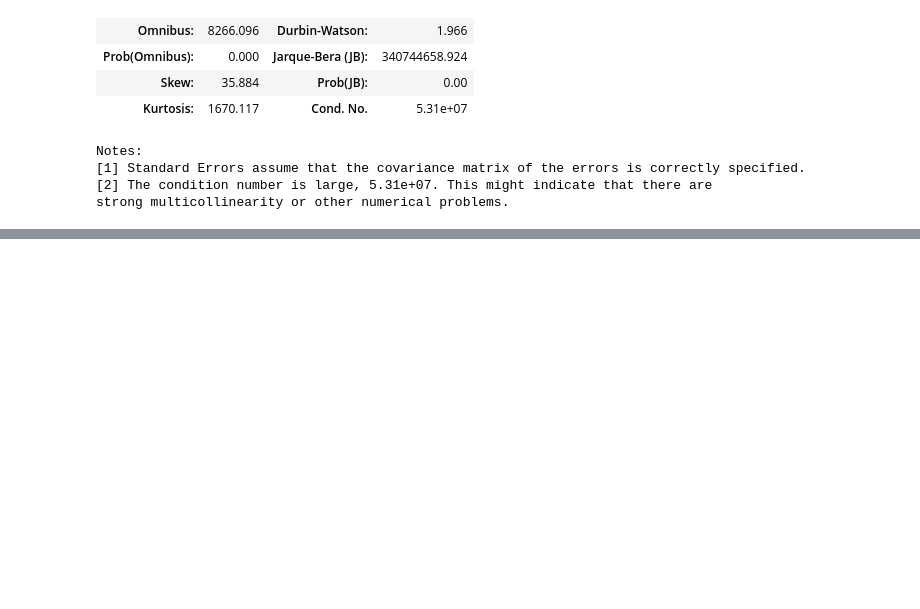
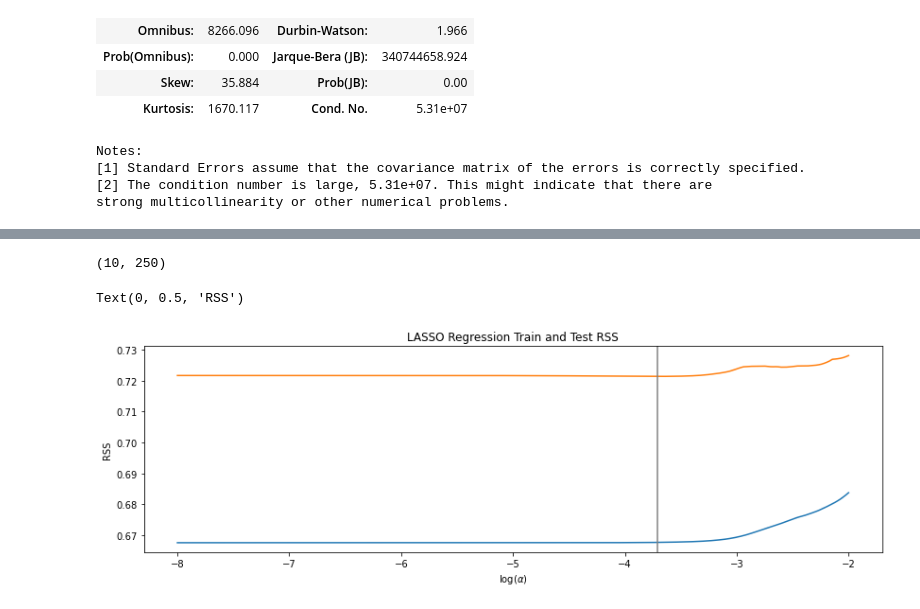
Before and after one commit to Samuel-Cespedes/pair_programming, a Jupyter notebook: forecast_HIV_infections/cs_regression.ipynb, the cells around one changed output, grey strips where cells are left out. Saved outputs shown, nothing was run; the diff lists cells and outputs as text; code cells hidden in the pictures; blank space fills up the shorter version.

```diff
--- a/forecast_HIV_infections/cs_regression.ipynb
+++ b/forecast_HIV_infections/cs_regression.ipynb
@@ -272,0 +271,3 @@ strong multicollinearity or other numerical problems.
+# %%
+def rss(y, yhat):
+    return np.mean((y  - yhat)**2)
@@ -272,0 +448,5 @@ strong multicollinearity or other numerical problems.
+# %%
+lasso_alphas = np.logspace(-8, -2, num=250)
+
+lasso_cv_errors_train, lasso_cv_errors_test = train_at_various_alphas(
+    X_train, y_train, Lasso, lasso_alphas, max_iter=5000)
@@ -272,0 +455,20 @@ strong multicollinearity or other numerical problems.
+# %%
+lasso_cv_errors_test.shape
+# %% [output]
+(10, 250)
+# %%
+lasso_mean_cv_errors_train = lasso_cv_errors_train.mean(axis=0)
+lasso_mean_cv_errors_test = lasso_cv_errors_test.mean(axis=0)
+
+lasso_optimal_alpha = get_optimal_alpha(lasso_mean_cv_errors_test)
+
+fig, ax = plt.subplots(figsize=(14, 4))
+ax.plot(np.log10(lasso_alphas), lasso_mean_cv_errors_train)
+ax.plot(np.log10(lasso_alphas), lasso_mean_cv_errors_test)
+ax.axvline(np.log10(lasso_optimal_alpha), color='grey')
+ax.set_title("LASSO Regression Train and Test RSS")
+ax.set_xlabel(r"$\log(\alpha)$")
+ax.set_ylabel("RSS")
+# %% [output]
+Text(0, 0.5, 'RSS')
+[figure, added]
```
Also changed, not shown: parts of 30 cells of this notebook.
